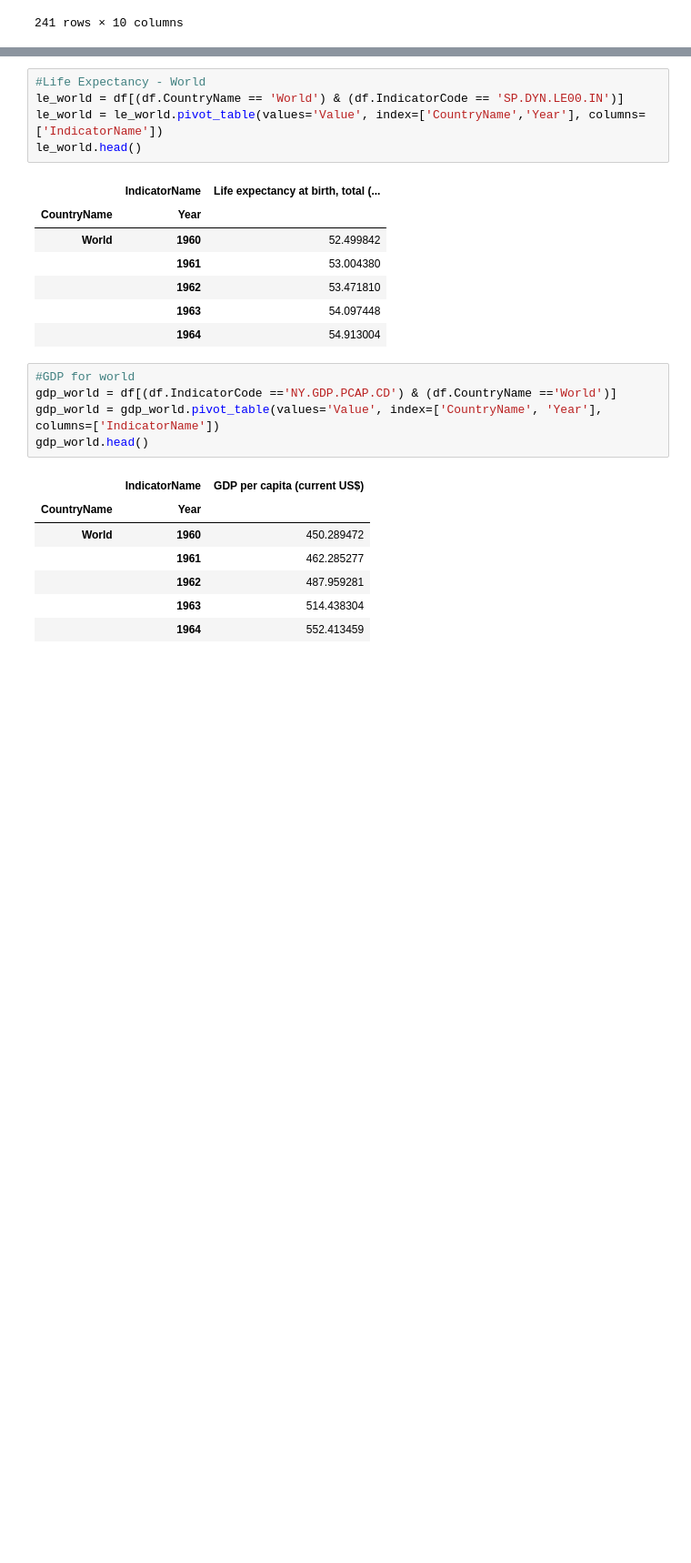
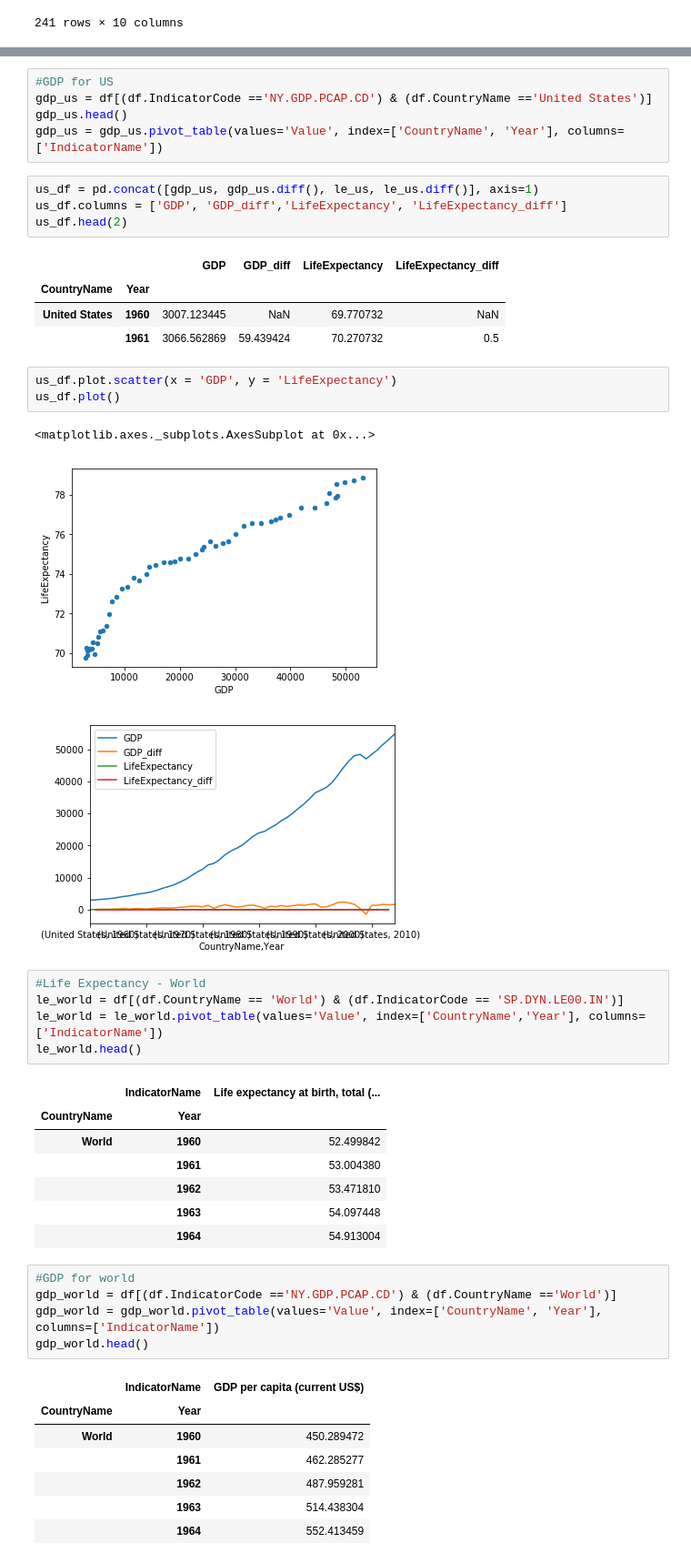
Before and after one commit to gussie/Springboard_data_science, a Jupyter notebook: Capstone project 1.ipynb, the cells around one changed output, grey strips where cells are left out. Shown: that part at 91% size. Saved outputs shown, nothing was run; the diff lists cells and outputs as text; blank space fills up the shorter version.

Commit message:
Add files via upload
- Created a single dataframe per country that includes: country name, year, gdp, annual gdp change, life expectancy, annual life expectancy change
- Cleaned up comments

```diff
--- a/Capstone project 1.ipynb
+++ b/Capstone project 1.ipynb
@@ -182,3 +199,24 @@ df[df.IndicatorName.str.contains('Life expectancy')].groupby(['CountryName', 'In
+# %%
+#GDP for US
+gdp_us = df[(df.IndicatorCode =='NY.GDP.PCAP.CD') & (df.CountryName =='United States')]
+gdp_us.head()
+gdp_us = gdp_us.pivot_table(values='Value', index=['CountryName', 'Year'], columns=['IndicatorName'])
+# %%
+us_df = pd.concat([gdp_us, gdp_us.diff(), le_us, le_us.diff()], axis=1)
+us_df.columns = ['GDP', 'GDP_diff','LifeExpectancy', 'LifeExpectancy_diff']
+us_df.head(2)
+# %% [output]
+|  |  | GDP | GDP_diff | LifeExpectancy | LifeExpectancy_diff |
+| CountryName | Year |  |  |  |  |
+| United States | 1960 | 3007.123445 | NaN | 69.770732 | NaN |
+|  | 1961 | 3066.562869 | 59.439424 | 70.270732 | 0.5 |
+# %%
+us_df.plot.scatter(x = 'GDP', y = 'LifeExpectancy')
+us_df.plot()
+# %% [output]
+<matplotlib.axes._subplots.AxesSubplot at 0x...>
+[figure, added]
+[figure, added]
 # %%
 #Life Expectancy - World
 le_world = df[(df.CountryName == 'World') & (df.IndicatorCode == 'SP.DYN.LE00.IN')]
```
Also changed, not shown: parts of 14 cells of this notebook.
